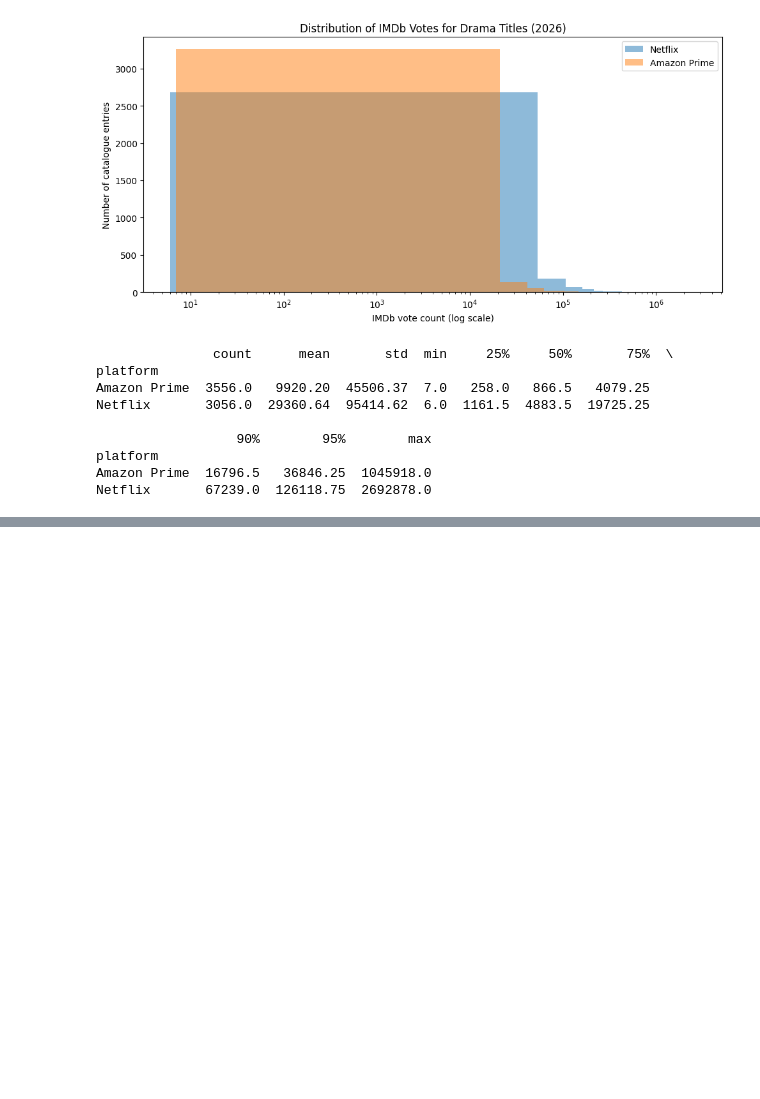
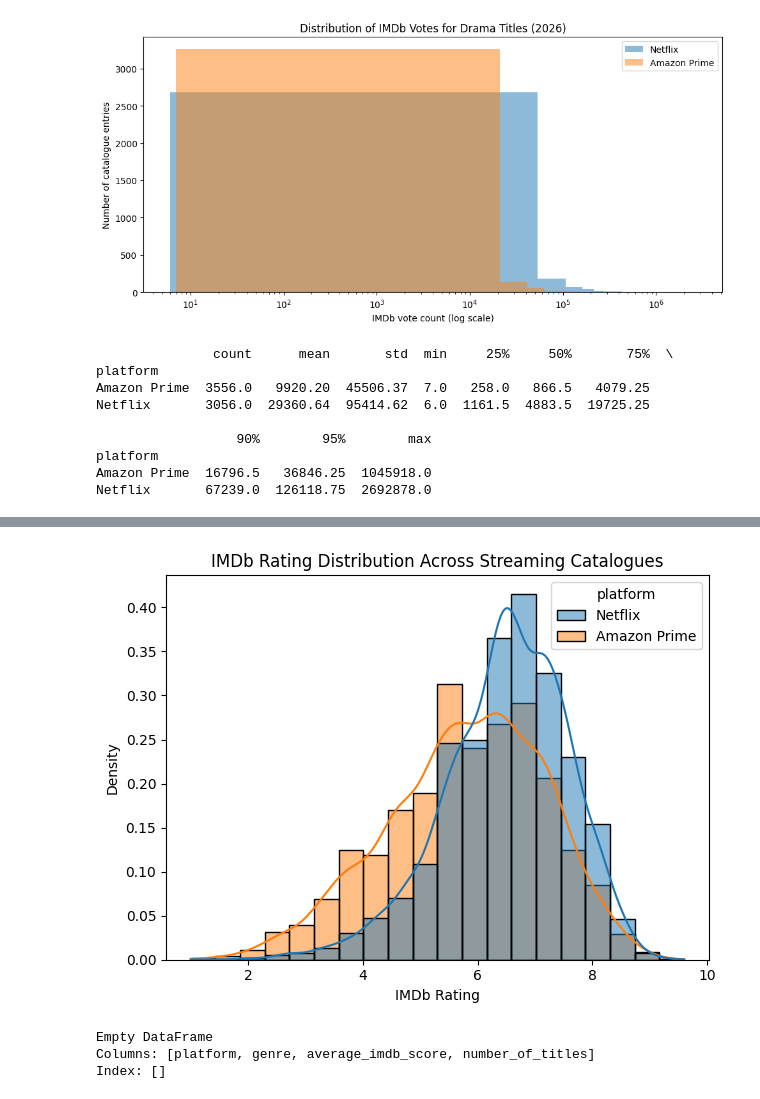
Before and after one commit to DianaAleks/streaming-services-enshittification-study, a Jupyter notebook: analysis_netflix_amazon_prime_2026.ipynb, the cells around one changed output, grey strips where cells are left out. Cells and saved outputs as stored; diff of their text form; code cells hidden in the pictures; blank space fills up the shorter version.

```diff
--- a/analysis_netflix_amazon_prime_2026.ipynb
+++ b/analysis_netflix_amazon_prime_2026.ipynb
@@ -548,13 +548,13 @@ netflix["imdb_id"] = netflix["imdb_id"].astype("string").str.strip()
 imdb["imdb_id"] = imdb["imdb_id"].astype("string").str.strip()
 
 netflix_rated = netflix.merge(
-    imdb[["imdb_id", "imdb_rating", "num_votes"]],
+    imdb[["imdb_id", "imdb_score", "imdb_votes"]],
     on="imdb_id",
     how="left",
     validate="many_to_one"
 )
 
 print(netflix_rated[
-    ["title", "imdb_id", "imdb_rating", "num_votes"]
+    ["title", "imdb_id", "imdb_score", "imdb_votes"]
 ].head(10))
 # %% [output]
@@ -564,13 +574,13 @@ KeyError: "['imdb_rating', 'num_votes'] not in index"
 amazon["imdb_id"] = amazon["imdb_id"].astype("string").str.strip()
 
 amazon_rated = amazon.merge(
-    imdb[["imdb_id", "imdb_rating", "num_votes"]],
+    imdb[["imdb_id", "imdb_score", "imdb_votes"]],
     on="imdb_id",
     how="left",
     validate="many_to_one"
 )
 
 print(amazon_rated[
-    ["title", "imdb_id", "imdb_rating", "num_votes"]
+    ["title", "imdb_id", "imdb_score", "imdb_votes"]
 ].head(10))
 # %% [output]
@@ -957,0 +888,13 @@ Netflix      1–10                       2         5.90           5.90
+# %%
+# Add platform labels
+netflix_rated = netflix_rated.copy()
+amazon_rated = amazon_rated.copy()
+
+netflix_rated["platform"] = "Netflix"
+amazon_rated["platform"] = "Amazon Prime"
+
+# Combine all titles across all genres
+all_titles = pd.concat(
+    [netflix_rated, amazon_rated],
+    ignore_index=True
+)
@@ -957,0 +1030,57 @@ Netflix      1–10                       2         5.90           5.90
+# %%
+# Lod scale distribution
+quality_data = all_titles.dropna(
+    subset=["imdb_score", "platform"]
+)
+
+sns.histplot(
+    data=quality_data,
+    x="imdb_score",
+    hue="platform",
+    bins=20,
+    kde=True,
+    stat="density",
+    common_norm=False
+)
+
+plt.title("IMDb Rating Distribution Across Streaming Catalogues")
+plt.xlabel("IMDb Rating")
+plt.ylabel("Density")
+plt.tight_layout()
+plt.show()
+# %% [output]
+[figure, added]
+# %%
+# Split titles into individual genres
+genre_data = all_titles.dropna(
+    subset=["genre_names", "imdb_score", "platform"]
+).copy()
+
+genre_data["genre"] = genre_data["genre_names"].str.split(",")
+genre_data = genre_data.explode("genre")
+genre_data["genre"] = genre_data["genre"].str.strip()
+
+# Average IMDb score and number of titles for each genre/platform
+genre_ratings = (
+    genre_data.groupby(["platform", "genre"])
+    .agg(
+        average_imdb_score=("imdb_score", "mean"),
+        number_of_titles=("imdb_score", "count")
+    )
+    .reset_index()
+)
+
+# Sort from highest to lowest average IMDb score within each platform
+genre_ratings = genre_ratings.sort_values(
+    ["platform", "average_imdb_score"],
+    ascending=[True, False]
+)
+
+# Show the top 5 genres for each platform
+top_5_genres = genre_ratings.groupby("platform").head(5)
+
+print(top_5_genres.round(2).to_string(index=False))
+# %% [output]
+Empty DataFrame
+Columns: [platform, genre, average_imdb_score, number_of_titles]
+Index: []
```
Also changed, not shown: parts of 30 cells of this notebook.
